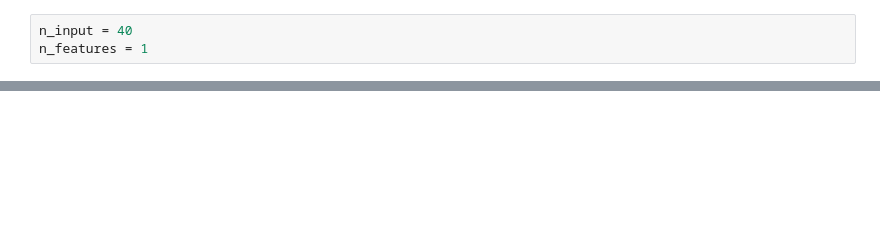
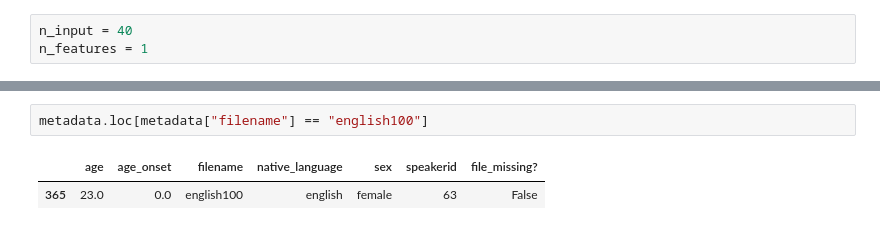
Before and after one commit to neilalden/audio_classification, a Jupyter notebook: RNN.ipynb, the cells around one changed output, grey strips where cells are left out. Drawn from its saved outputs; the diff is of its cells as text; blank space fills up the shorter version.

```diff
--- a/RNN.ipynb
+++ b/RNN.ipynb
@@ -242,0 +237,5 @@ metadata
+# %%
+metadata.loc[metadata["filename"] == "english100"]
+# %% [output]
+|  | age | age_onset | filename | native_language | sex | speakerid | file_missing? |
+| 365 | 23.0 | 0.0 | english100 | english | female | 63 | False |
```
Also changed, not shown: parts of 16 cells of this notebook.
